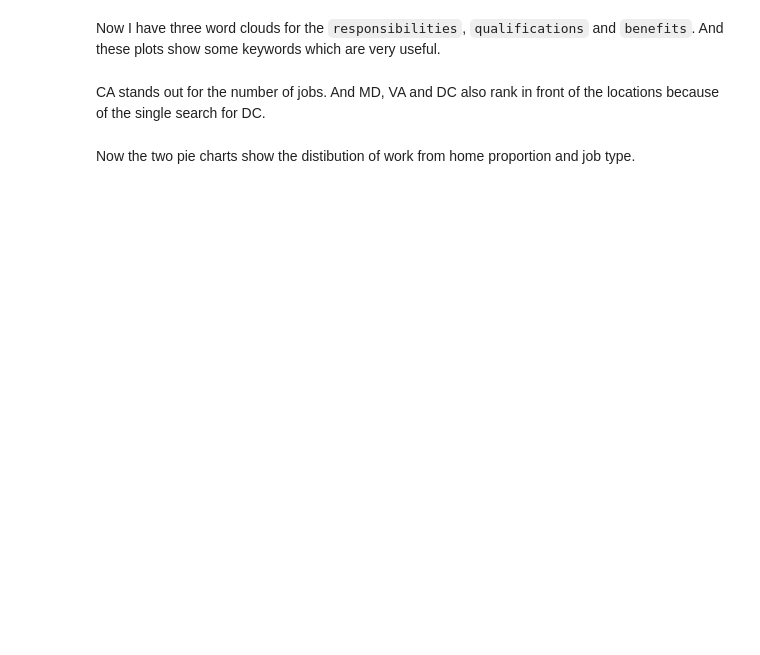
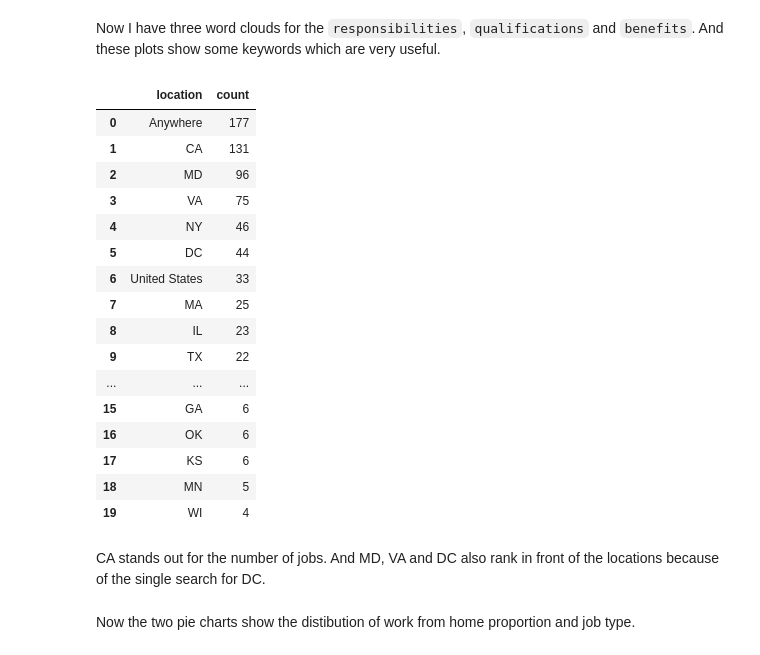
Before and after one commit to xinran1216/mini_data_viz_project, a Jupyter notebook: workflow.ipynb, the cells around one changed output. Drawn from its saved outputs; the diff is of its cells as text; code cells hidden in the pictures; blank space fills up the shorter version.

```diff
--- a/workflow.ipynb
+++ b/workflow.ipynb
@@ -215,6 +224,26 @@ def job_locater(x):
         return x.strip()
 
 location_counts = pd.DataFrame(df_new['location'].apply(job_locater).value_counts()[:20]).reset_index()
+# %%
+location_counts
+# %% [output]
+|  | location | count |
+| 0 | Anywhere | 177 |
+| 1 | CA | 131 |
+| 2 | MD | 96 |
+| 3 | VA | 75 |
+| 4 | NY | 46 |
+| 5 | DC | 44 |
+| 6 | United States | 33 |
+| 7 | MA | 25 |
+| 8 | IL | 23 |
+| 9 | TX | 22 |
+| ... | ... | ... |
+| 15 | GA | 6 |
+| 16 | OK | 6 |
+| 17 | KS | 6 |
+| 18 | MN | 5 |
+| 19 | WI | 4 |
 # %%
 import plotly.express as px
 
```
Also changed, not shown: parts of 8 cells of this notebook, 6 other files.
